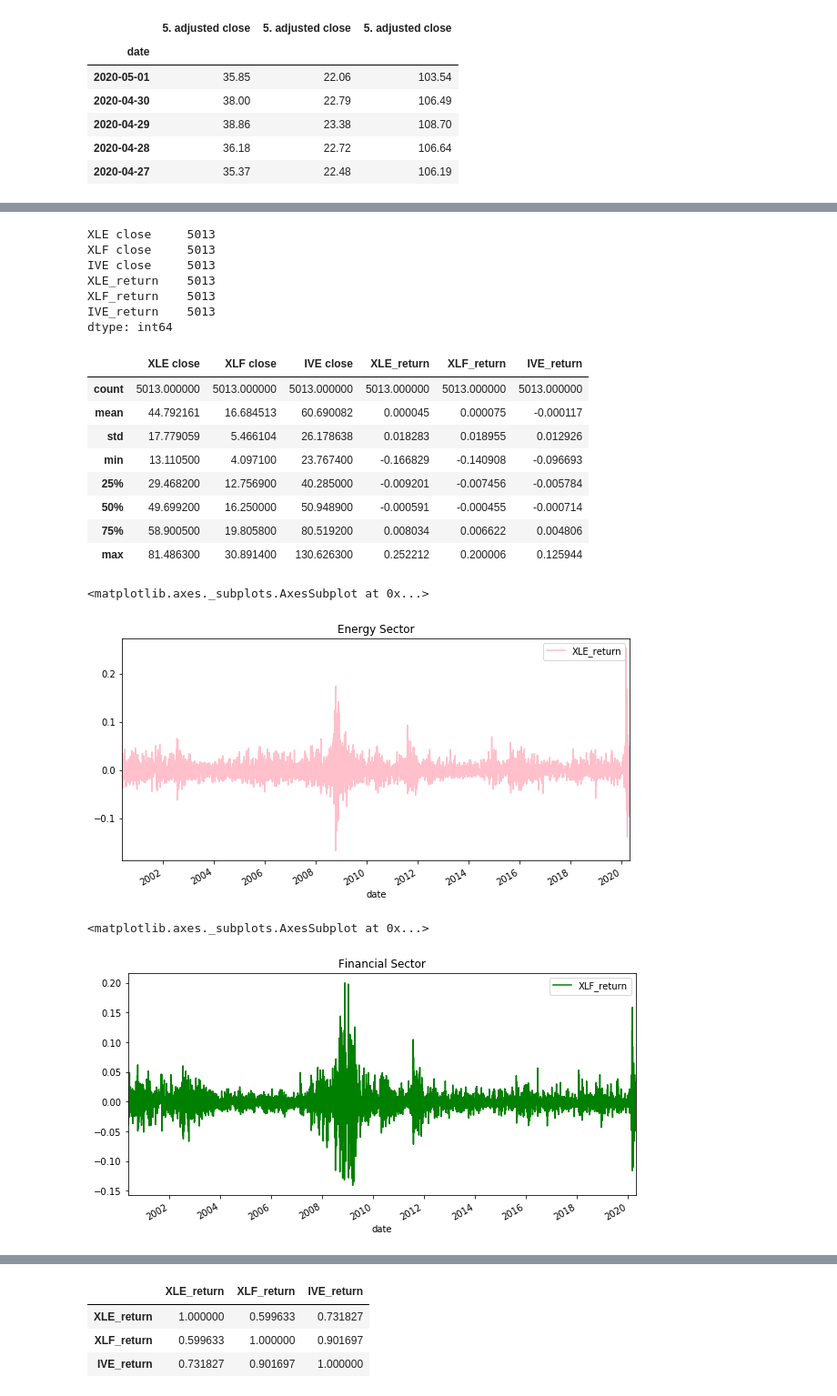
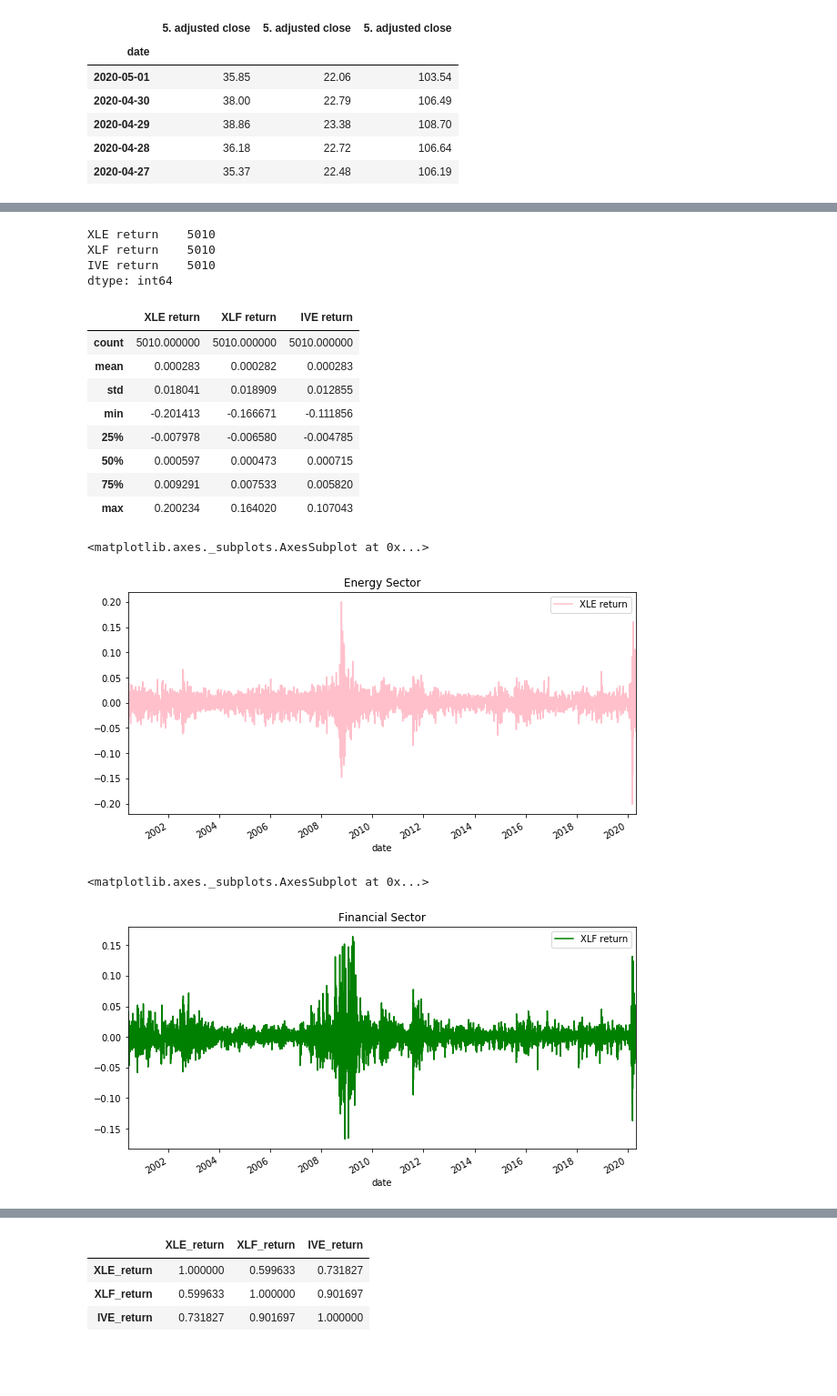
Before and after one commit to bkayratkyzy/Monte_Carlo_Simulations, a Jupyter notebook: notebooks/bulya.ipynb, the cells around one changed output, grey strips where cells are left out. Shown at 91% size. Cells and saved outputs as stored; diff of their text form; code cells hidden in the pictures; blank space fills up the shorter version.

```diff
--- a/notebooks/bulya.ipynb
+++ b/notebooks/bulya.ipynb
@@ -93,12 +113,0 @@ concat_df.head()
-# %%
-daily_returns_xle = xle_df.pct_change()
-concat_df['XLE_return']= daily_returns_xle
-
-
-daily_returns_xlf = xlf_df.pct_change()
-concat_df['XLF_return']= daily_returns_xlf
-
-daily_returns_ive = ive_df.pct_change()
-concat_df['IVE_return']= daily_returns_ive
-
-concat_df.head()
@@ -112,0 +114,5 @@ concat_df.head()
+# %%
+
+concat_return=concat_df.rename(columns={"XLE close":"XLE return","XLF close":"XLF return", "IVE close":"IVE return"})
+concat_return= concat_df.pct_change()
+concat_return
@@ -113,6 +134,6 @@ concat_df.head()
 # %%
-concat_df.dropna(inplace=True)
+concat_return.dropna(inplace=True)
 
 #count nulls again
-concat_df.isnull().sum()
+concat_return.isnull().sum()
 # %% [output]
@@ -125,5 +143,5 @@ IVE_return    0
 dtype: int64
 # %%
-concat_df.drop_duplicates(inplace=True)
-concat_df
+concat_return.drop_duplicates(inplace=True)
+concat_return
 # %% [output]
@@ -153,34 +168,31 @@ IVE_return    float64
 dtype: object
 # %%
-concat_df.count()
+concat_return.count()
 # %% [output]
-XLE close     5013
-XLF close     5013
-IVE close     5013
-XLE_return    5013
-XLF_return    5013
-IVE_return    5013
+XLE return    5010
+XLF return    5010
+IVE return    5010
 dtype: int64
 # %%
-concat_df.describe()
+concat_return.describe()
 # %% [output]
-|  | XLE close | XLF close | IVE close | XLE_return | XLF_return | IVE_return |
-| count | 5013.000000 | 5013.000000 | 5013.000000 | 5013.000000 | 5013.000000 | 5013.000000 |
-| mean | 44.792161 | 16.684513 | 60.690082 | 0.000045 | 0.000075 | -0.000117 |
-| std | 17.779059 | 5.466104 | 26.178638 | 0.018283 | 0.018955 | 0.012926 |
-| min | 13.110500 | 4.097100 | 23.767400 | -0.166829 | -0.140908 | -0.096693 |
-| 25% | 29.468200 | 12.756900 | 40.285000 | -0.009201 | -0.007456 | -0.005784 |
-| 50% | 49.699200 | 16.250000 | 50.948900 | -0.000591 | -0.000455 | -0.000714 |
-| 75% | 58.900500 | 19.805800 | 80.519200 | 0.008034 | 0.006622 | 0.004806 |
-| max | 81.486300 | 30.891400 | 130.626300 | 0.252212 | 0.200006 | 0.125944 |
+|  | XLE return | XLF return | IVE return |
+| count | 5010.000000 | 5010.000000 | 5010.000000 |
+| mean | 0.000283 | 0.000282 | 0.000283 |
+| std | 0.018041 | 0.018909 | 0.012855 |
+| min | -0.201413 | -0.166671 | -0.111856 |
+| 25% | -0.007978 | -0.006580 | -0.004785 |
+| 50% | 0.000597 | 0.000473 | 0.000715 |
+| 75% | 0.009291 | 0.007533 | 0.005820 |
+| max | 0.200234 | 0.164020 | 0.107043 |
 # %%
-concat_df['XLE_return'].plot(figsize=(10,5), legend= True, title= "Energy Sector", color= "pink")
+concat_return['XLE return'].plot(figsize=(10,5), legend= True, title= "Energy Sector", color= "pink")
 # %% [output]
 <matplotlib.axes._subplots.AxesSubplot at 0x...>
-[figure, old version]
+[figure, new version]
 # %%
-concat_df['XLF_return'].plot(figsize=(10,5), legend= True, title="Financial Sector", color="green")
+concat_return['XLF return'].plot(figsize=(10,5), legend= True, title="Financial Sector", color="green")
 # %% [output]
 <matplotlib.axes._subplots.AxesSubplot at 0x...>
-[figure, old version]
+[figure, new version]
 # %%
```
Also changed, not shown: parts of 27 cells of this notebook.
